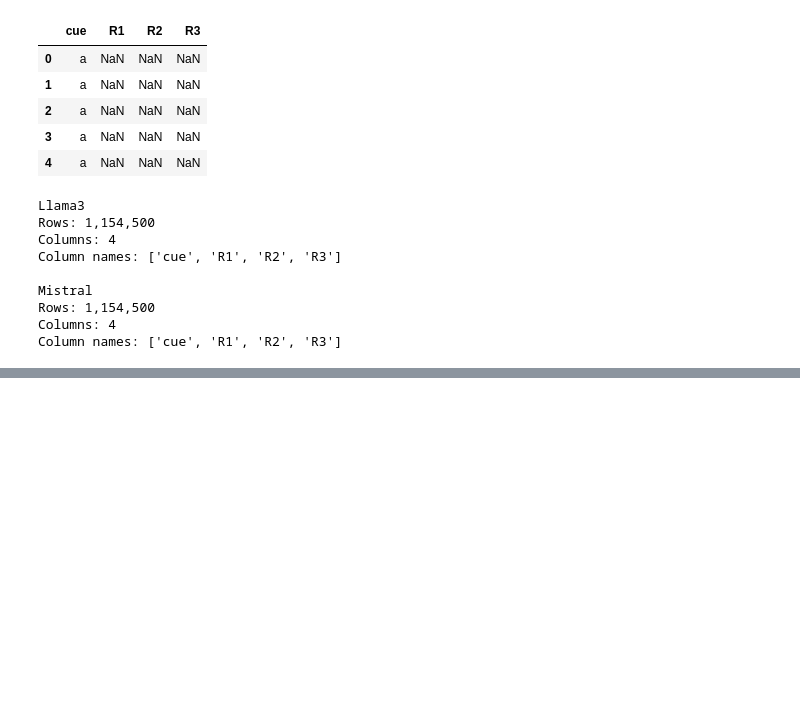
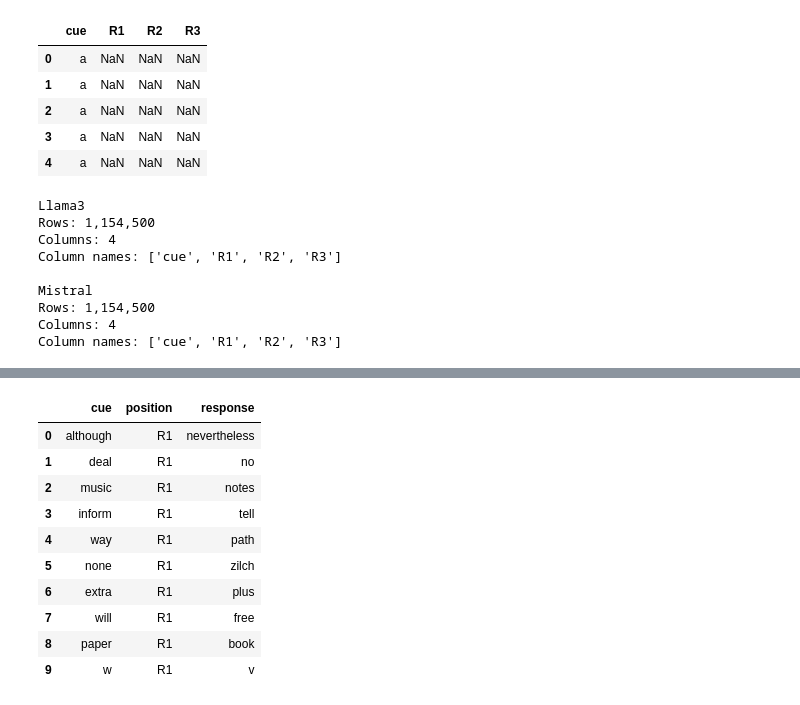
Before and after one commit to domnudragota/llm-eda, a Jupyter notebook: EDA_llm_cognition.ipynb, the cells around one changed output, grey strips where cells are left out. Drawn from its saved outputs; the diff is of its cells as text; code cells hidden in the pictures; blank space fills up the shorter version.

```diff
--- a/EDA_llm_cognition.ipynb
+++ b/EDA_llm_cognition.ipynb
@@ -316,0 +539,9 @@ display(mistral_raw.head(25))
+# %%
+
+cleaned_datasets = {
+    name: df.copy()
+    for name, df in datasets.items()
+}
+
+for name, df in cleaned_datasets.items():
+    print(f"{name}: {len(df):,} rows")
@@ -316,0 +552,12 @@ display(mistral_raw.head(25))
+# %%
+
+# treat SWOW's original "NA" markers as missing responses
+
+swow_clean = cleaned_datasets["SWOW"]
+response_cols = ["R1", "R2", "R3"]
+
+for col in response_cols:
+    swow_clean[col] = swow_clean[col].replace("NA", pd.NA)
+
+print("SWOW missing responses after cleaning:")
+print(swow_clean[response_cols].isna().sum())
@@ -316,0 +771,27 @@ display(mistral_raw.head(25))
+# %%
+
+# transform SWOW from wide to long format
+
+swow_long = swow_clean.melt(
+    id_vars=["cue"],
+    value_vars=["R1", "R2", "R3"],
+    var_name="position",
+    value_name="response"
+)
+
+# Remove associations without a valid response
+swow_long = swow_long.dropna(subset=["response"])
+
+display(swow_long.head(10))
+# %% [output]
+|  | cue | position | response |
+| 0 | although | R1 | nevertheless |
+| 1 | deal | R1 | no |
+| 2 | music | R1 | notes |
+| 3 | inform | R1 | tell |
+| 4 | way | R1 | path |
+| 5 | none | R1 | zilch |
+| 6 | extra | R1 | plus |
+| 7 | will | R1 | free |
+| 8 | paper | R1 | book |
+| 9 | w | R1 | v |
```
Also changed, not shown: parts of 46 cells of this notebook.
